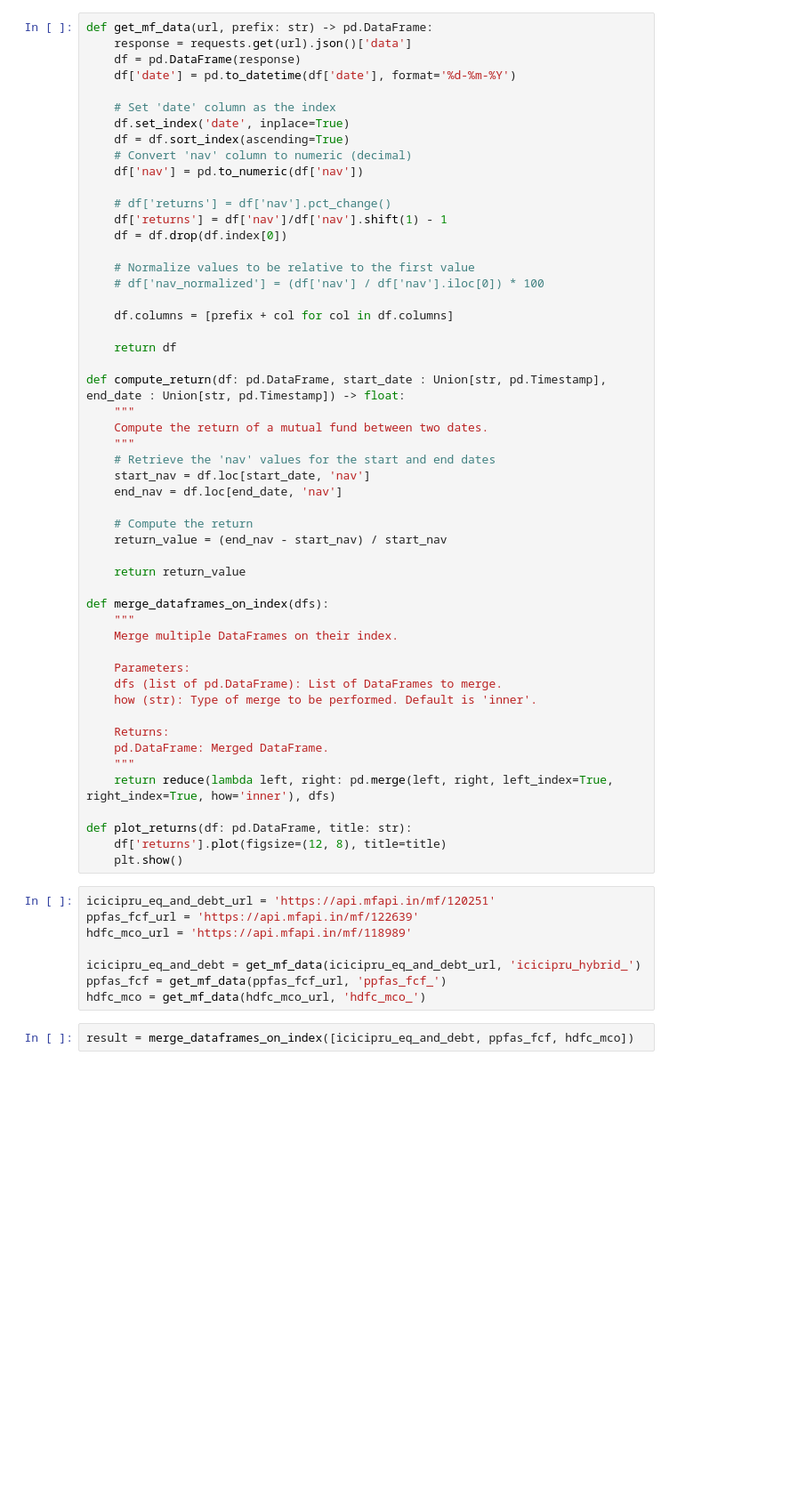
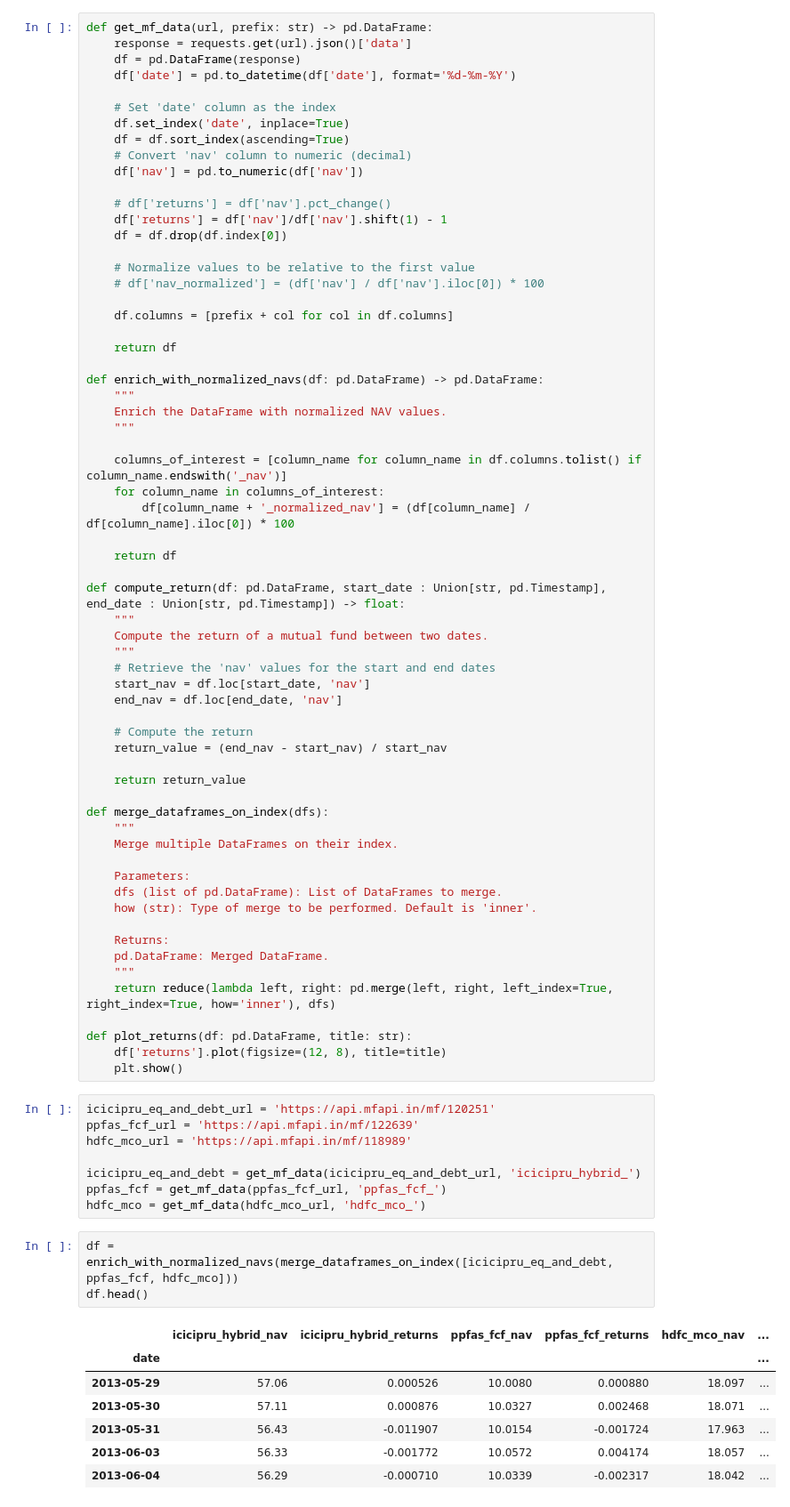
Before and after one commit to akhilesh84/pythonlab, a Jupyter notebook: Notebooks/Finance/Mutual-Funds-Comparison.ipynb, the cells around one changed output. Shown at 89% size. Drawn from its saved outputs; the diff is of its cells as text; blank space fills up the shorter version.

```diff
--- a/Notebooks/Finance/Mutual-Funds-Comparison.ipynb
+++ b/Notebooks/Finance/Mutual-Funds-Comparison.ipynb
@@ -25,6 +25,17 @@ def get_mf_data(url, prefix: str) -> pd.DataFrame:
     # df['nav_normalized'] = (df['nav'] / df['nav'].iloc[0]) * 100
 
     df.columns = [prefix + col for col in df.columns]
+
+    return df
+
+def enrich_with_normalized_navs(df: pd.DataFrame) -> pd.DataFrame:
+    """
+    Enrich the DataFrame with normalized NAV values.
+    """
+
+    columns_of_interest = [column_name for column_name in df.columns.tolist() if column_name.endswith('_nav')]
+    for column_name in columns_of_interest:
+        df[column_name + '_normalized_nav'] = (df[column_name] / df[column_name].iloc[0]) * 100
 
     return df
 
@@ -66,4 +77,13 @@ icicipru_eq_and_debt = get_mf_data(icicipru_eq_and_debt_url, 'icicipru_hybrid_')
 ppfas_fcf = get_mf_data(ppfas_fcf_url, 'ppfas_fcf_')
 hdfc_mco = get_mf_data(hdfc_mco_url, 'hdfc_mco_')
 # %%
-result = merge_dataframes_on_index([icicipru_eq_and_debt, ppfas_fcf, hdfc_mco])
+df = enrich_with_normalized_navs(merge_dataframes_on_index([icicipru_eq_and_debt, ppfas_fcf, hdfc_mco]))
+df.head()
+# %% [output]
+|  | icicipru_hybrid_nav | icicipru_hybrid_returns | ppfas_fcf_nav | ppfas_fcf_returns | hdfc_mco_nav | ... |
+| date |  |  |  |  |  | ... |
+| 2013-05-29 | 57.06 | 0.000526 | 10.0080 | 0.000880 | 18.097 | ... |
+| 2013-05-30 | 57.11 | 0.000876 | 10.0327 | 0.002468 | 18.071 | ... |
+| 2013-05-31 | 56.43 | -0.011907 | 10.0154 | -0.001724 | 17.963 | ... |
+| 2013-06-03 | 56.33 | -0.001772 | 10.0572 | 0.004174 | 18.057 | ... |
+| 2013-06-04 | 56.29 | -0.000710 | 10.0339 | -0.002317 | 18.042 | ... |
```
Also changed, not shown: parts of 5 cells of this notebook.
